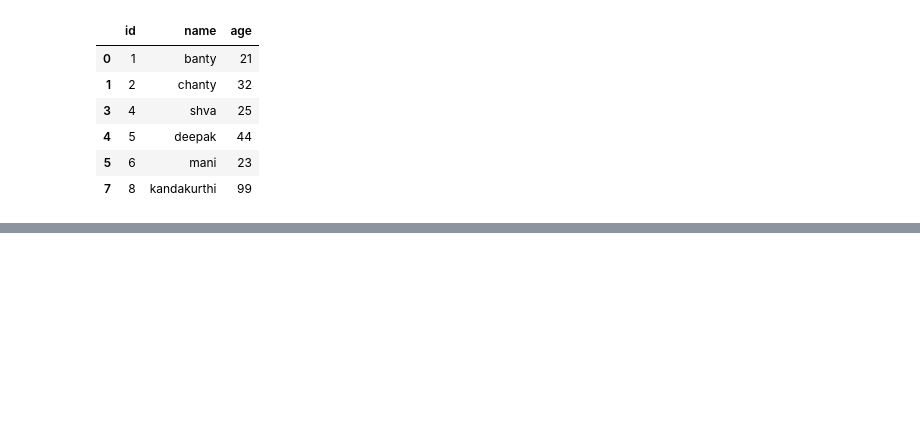
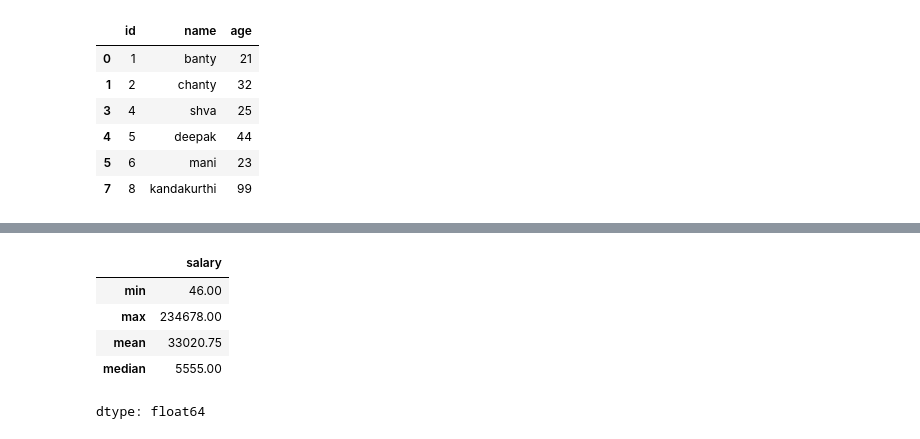
Before and after one commit to kandakurthiheymansh/10k, a Jupyter notebook: example-notebooks/03_jupyter_notebook_basics.ipynb, the cells around one changed output, grey strips where cells are left out. Cells and saved outputs as stored; diff of their text form; code cells hidden in the pictures; blank space fills up the shorter version.

```diff
--- a/example-notebooks/03_jupyter_notebook_basics.ipynb
+++ b/example-notebooks/03_jupyter_notebook_basics.ipynb
@@ -191,0 +224,10 @@ df[(df['id']<10) & (df['age']>20)]
+# %%
+#applying more than one aggrate function
+df['salary'].agg(['min','max','mean','median'])
+# %% [output]
+|  | salary |
+| min | 46.00 |
+| max | 234678.00 |
+| mean | 33020.75 |
+| median | 5555.00 |
+dtype: float64
```
Also changed, not shown: parts of 2 cells of this notebook.
